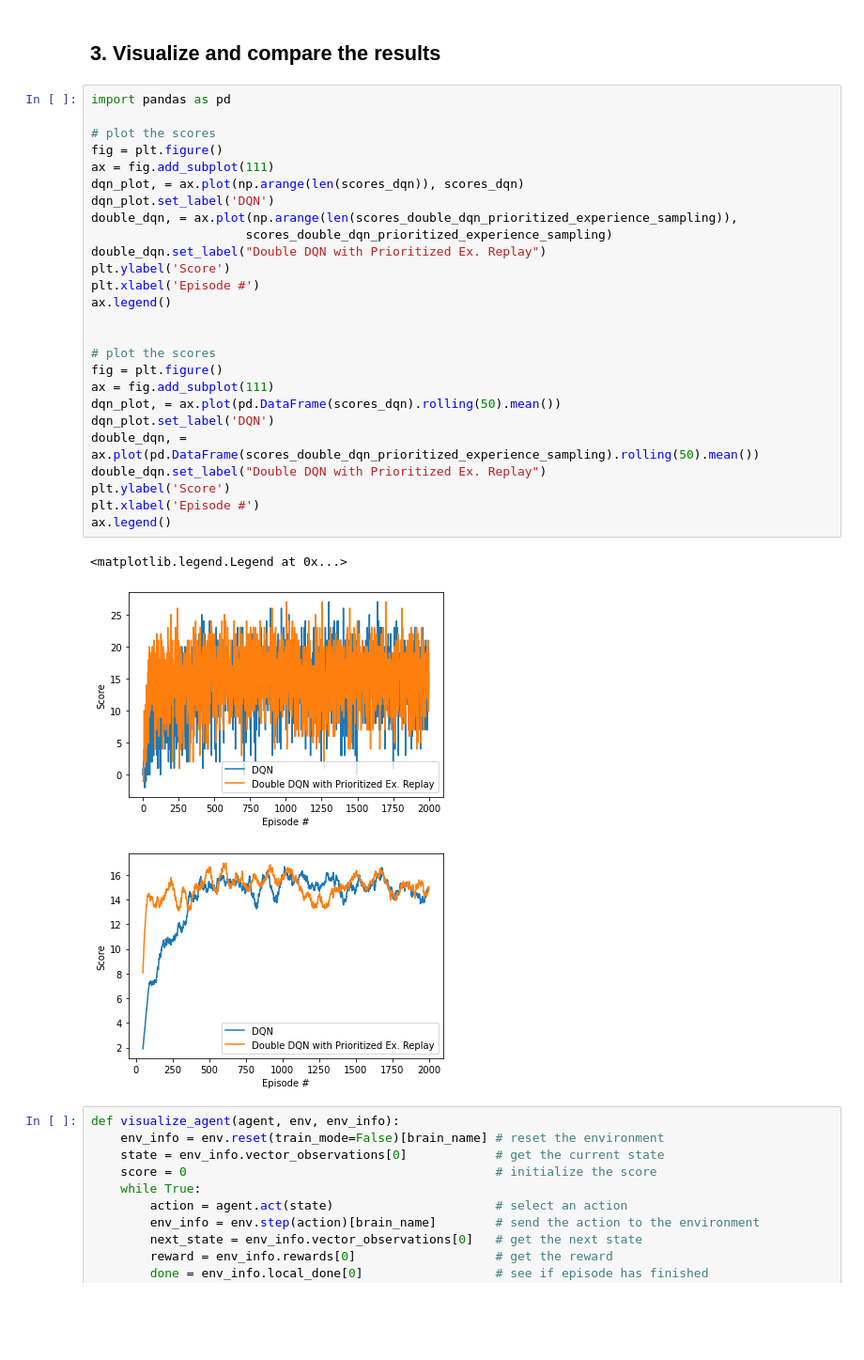
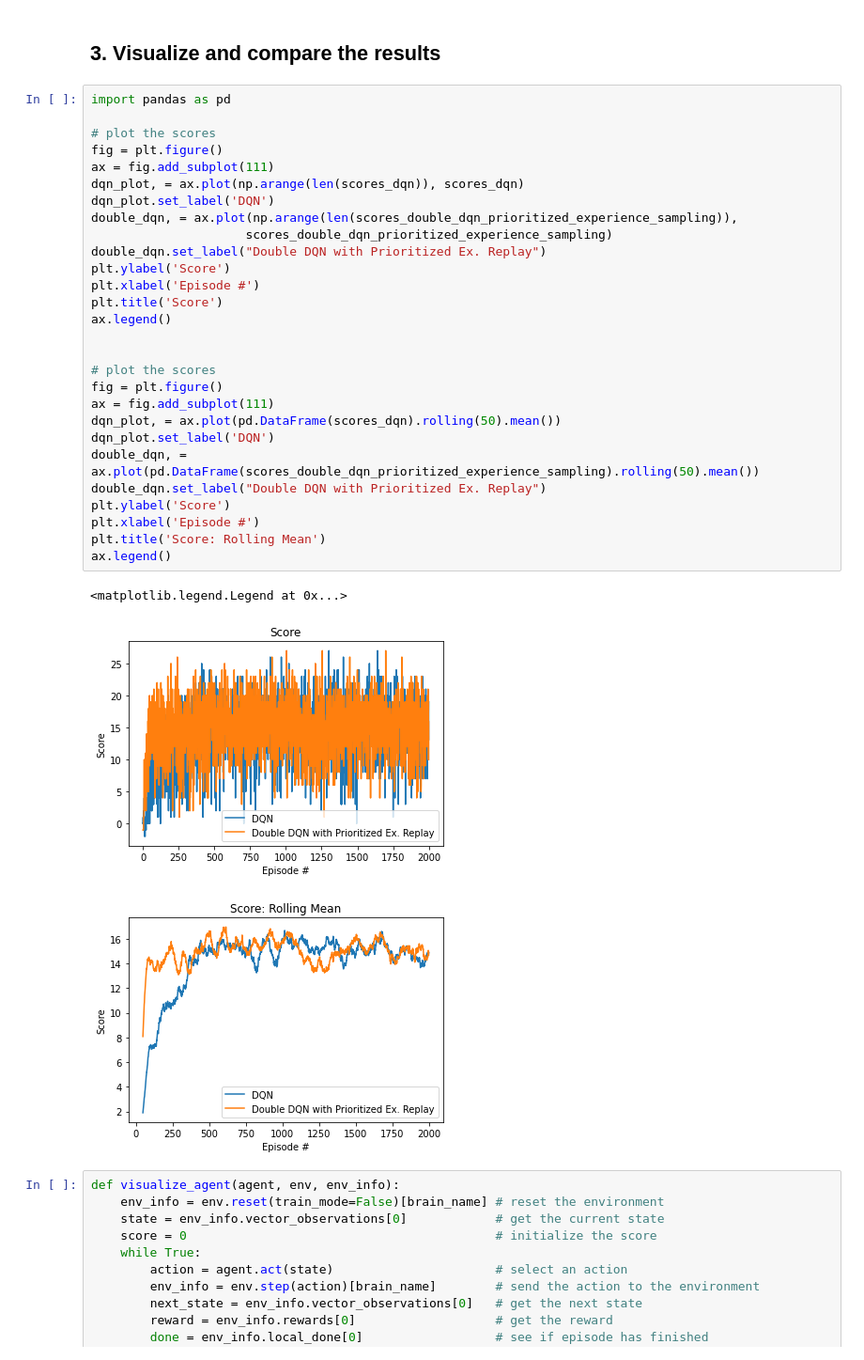
Before and after one commit to smanzing/UdacityNavigation, a Jupyter notebook: Navigation.ipynb, the cells around one changed output. Shown: that part at 94% size. Cells and saved outputs as stored; diff of their text form; blank space fills up the shorter version.

```diff
--- a/Navigation.ipynb
+++ b/Navigation.ipynb
@@ -209,33 +209,35 @@ Episode 2000    Average Score: 15.06
 # %%
 import pandas as pd
 
 # plot the scores
 fig = plt.figure()
 ax = fig.add_subplot(111)
 dqn_plot, = ax.plot(np.arange(len(scores_dqn)), scores_dqn)
 dqn_plot.set_label('DQN')
 double_dqn, = ax.plot(np.arange(len(scores_double_dqn_prioritized_experience_sampling)),
                      scores_double_dqn_prioritized_experience_sampling)
 double_dqn.set_label("Double DQN with Prioritized Ex. Replay")
 plt.ylabel('Score')
 plt.xlabel('Episode #')
+plt.title('Score')
 ax.legend()
 
 
 # plot the scores
 fig = plt.figure()
 ax = fig.add_subplot(111)
 dqn_plot, = ax.plot(pd.DataFrame(scores_dqn).rolling(50).mean())
 dqn_plot.set_label('DQN')
 double_dqn, = ax.plot(pd.DataFrame(scores_double_dqn_prioritized_experience_sampling).rolling(50).mean())
 double_dqn.set_label("Double DQN with Prioritized Ex. Replay")
 plt.ylabel('Score')
 plt.xlabel('Episode #')
+plt.title('Score: Rolling Mean')
 ax.legend()
 # %% [output]
 <matplotlib.legend.Legend at 0x...>
-[figure, old version]
+[figure, new version]
-[figure, old version]
+[figure, new version]
 # %%
 def visualize_agent(agent, env, env_info):
     env_info = env.reset(train_mode=False)[brain_name] # reset the environment
```
Also changed, not shown: 1 other file.
